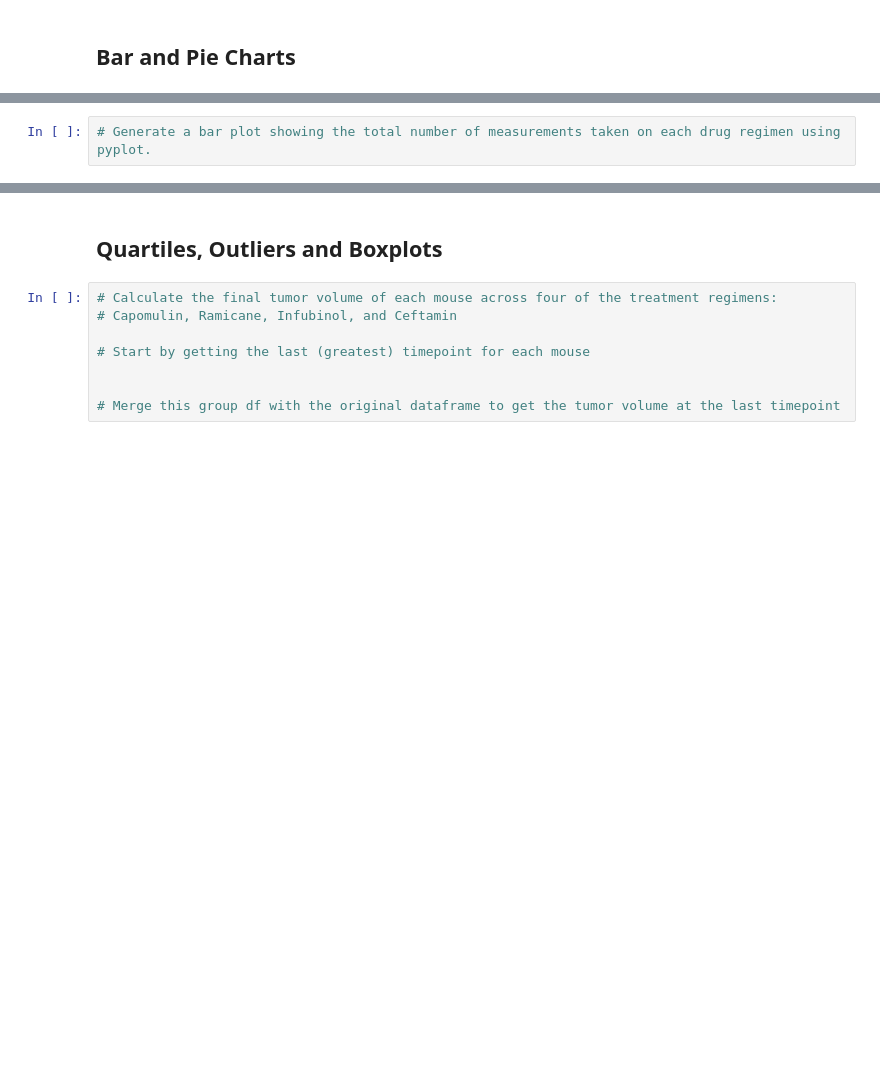
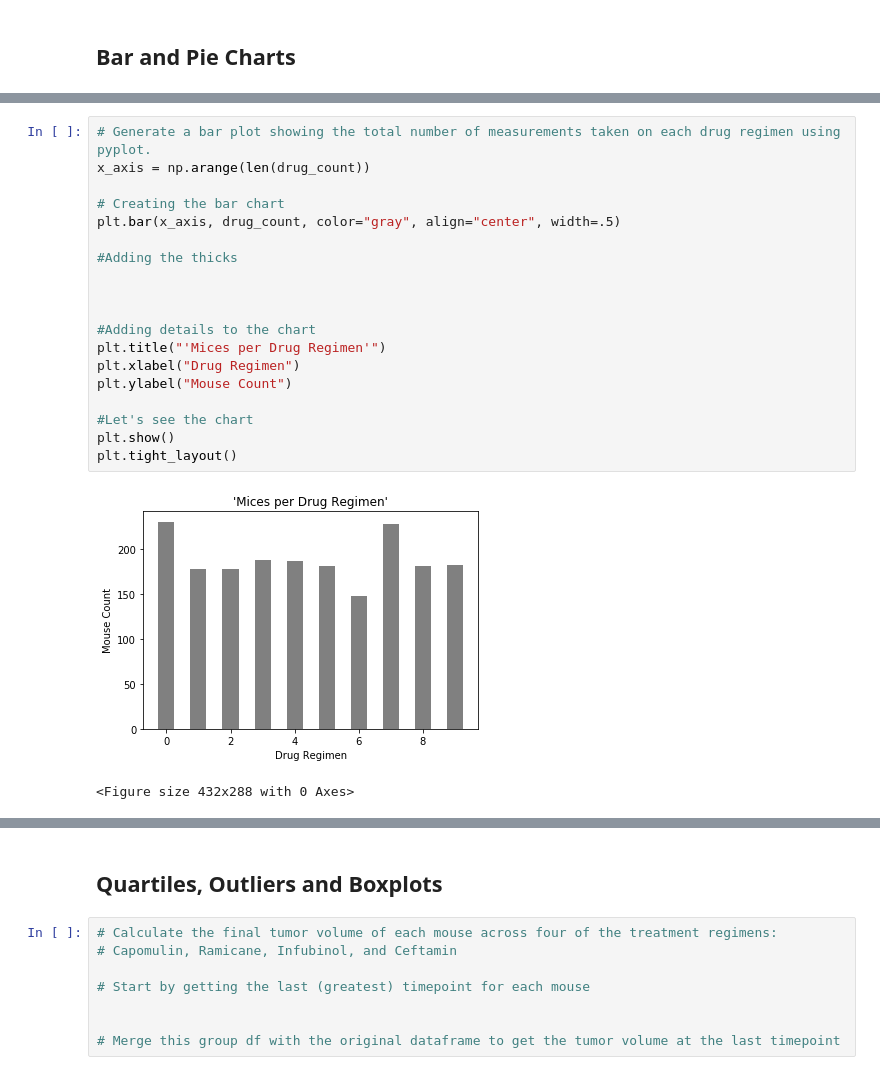
Before and after one commit to angieglass/the-power-of-plots, a Jupyter notebook: power_of_plots_homework.ipynb, the cells around one changed output, grey strips where cells are left out. Saved outputs shown, nothing was run; the diff lists cells and outputs as text; blank space fills up the shorter version.

Commit message:
Pies ready. Bars by pyplot missing thicks

```diff
--- a/power_of_plots_homework.ipynb
+++ b/power_of_plots_homework.ipynb
@@ -190,4 +196,24 @@ type(grouped_items)
-# %%
-# Generate a bar plot showing the total number of measurements taken on each drug regimen using pyplot.
+# %%
+# Generate a bar plot showing the total number of measurements taken on each drug regimen using pyplot.
+x_axis = np.arange(len(drug_count))
+
+# Creating the bar chart
+plt.bar(x_axis, drug_count, color="gray", align="center", width=.5)
+
+#Adding the thicks
+
+
+
+#Adding details to the chart
+plt.title("'Mices per Drug Regimen'")
+plt.xlabel("Drug Regimen")
+plt.ylabel("Mouse Count")
+
+#Let's see the chart
+plt.show()
+plt.tight_layout()
+# %% [output]
+[figure, added]
+<Figure size 432x288 with 0 Axes>
 # %%
 # Generate a pie plot showing the distribution of female versus male mice using pandas
```
Also changed, not shown: parts of 14 cells of this notebook.
